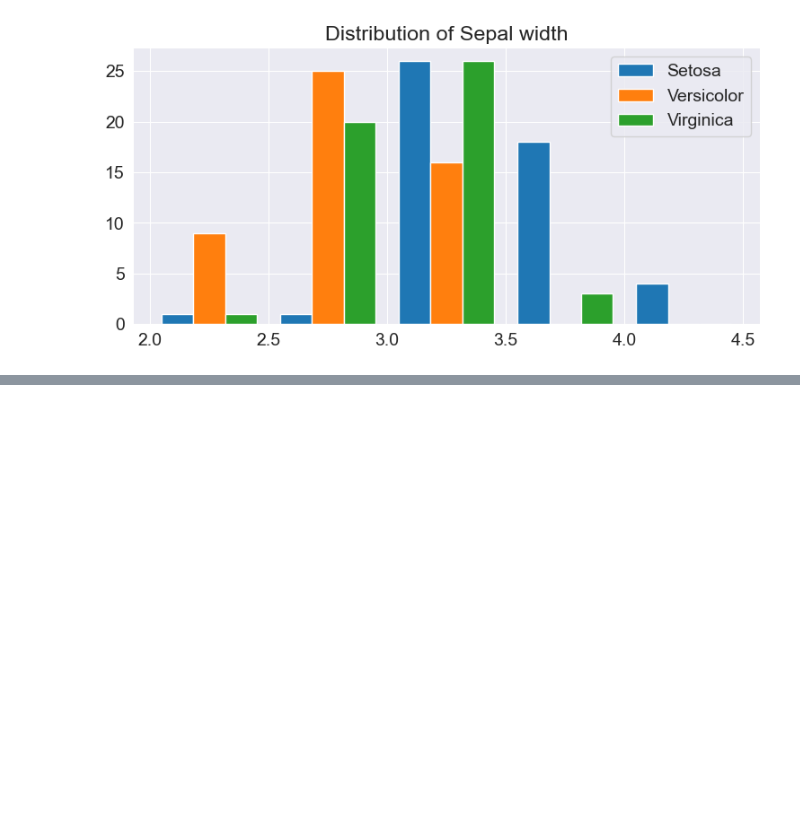
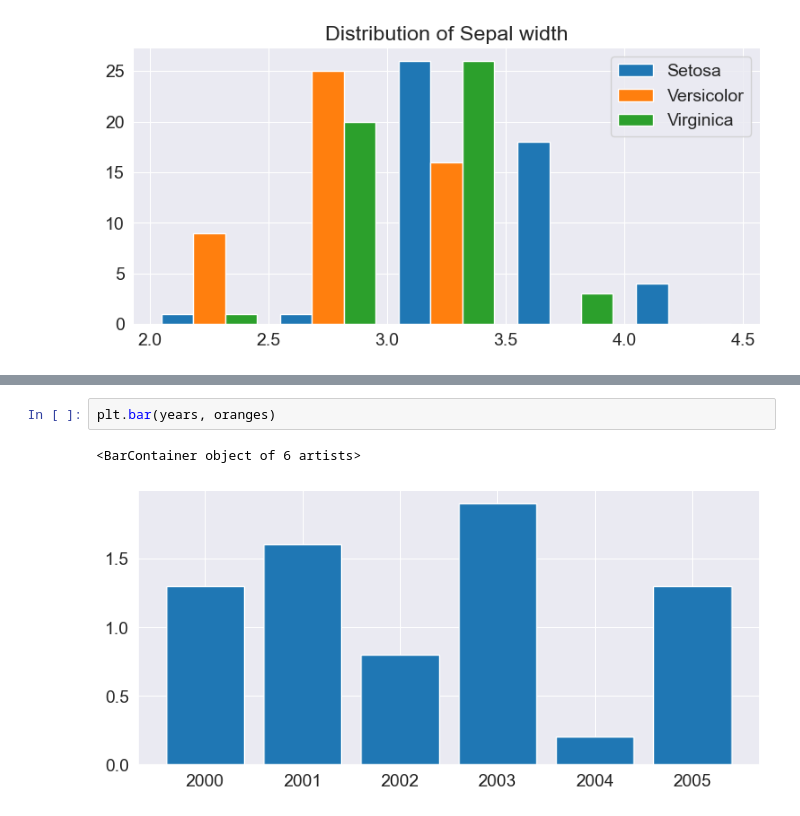
Before and after one commit to BetulAlbayrak1999/Pandas-Numpy-DataVisualization, a Jupyter notebook: Visualization with Matplotlib and Seaborn.ipynb, the cells around one changed output, grey strips where cells are left out. Saved outputs shown, nothing was run; the diff lists cells and outputs as text; blank space fills up the shorter version.

```diff
--- a/Visualization with Matplotlib and Seaborn.ipynb
+++ b/Visualization with Matplotlib and Seaborn.ipynb
@@ -256,0 +276,5 @@ plt.legend(["Setosa", "Versicolor", "Virginica"])
+# %%
+plt.bar(years, oranges)
+# %% [output]
+<BarContainer object of 6 artists>
+[figure, added]
```
Also changed, not shown: parts of 14 cells of this notebook.
